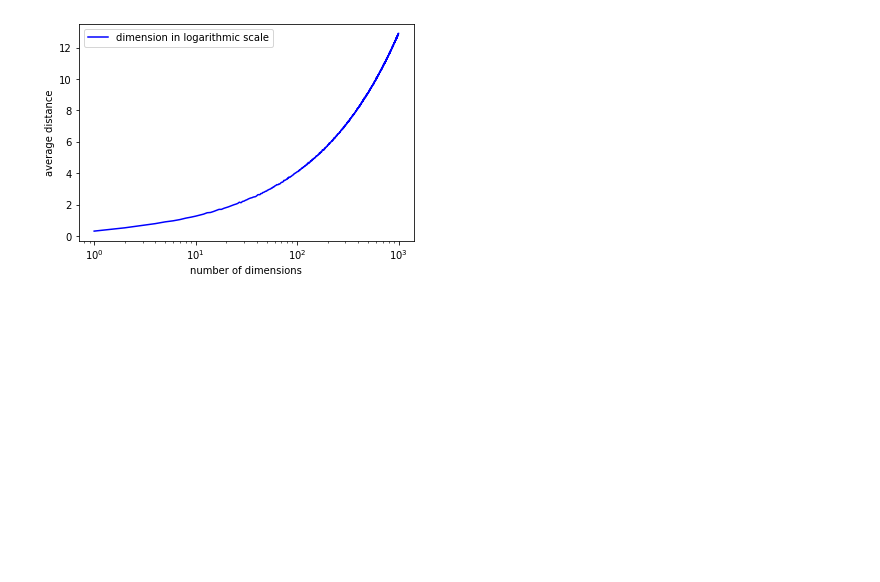
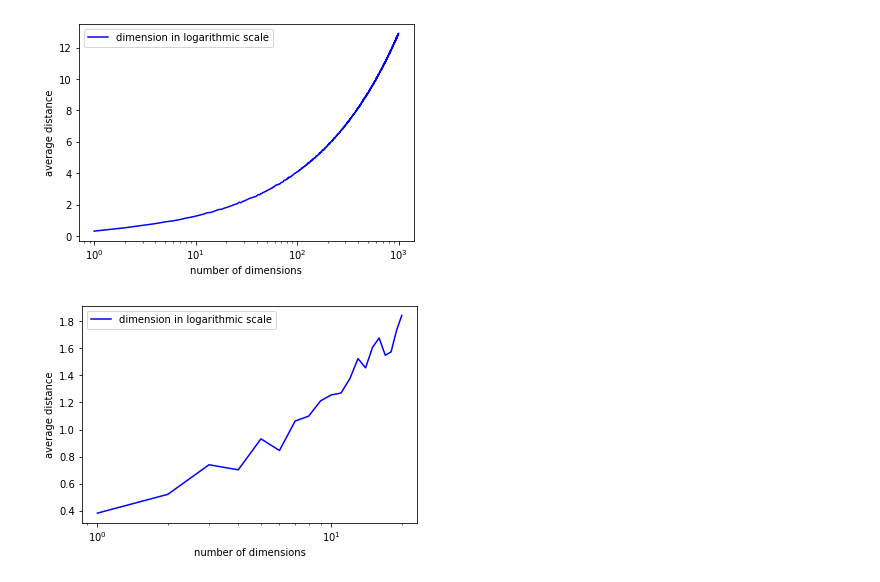
Before and after one commit to XiaoxuanLu/average_distance, a Jupyter notebook: average_distance.ipynb, the cells around one changed output. Drawn from its saved outputs; the diff is of its cells as text; code cells hidden in the pictures; blank space fills up the shorter version.

```diff
--- a/average_distance.ipynb
+++ b/average_distance.ipynb
@@ -44,3 +44,7 @@ def plot(n, p):
 plot(1000,100)
 # %% [output]
 [figure]
+# %%
+plot(20,10)
+# %% [output]
+[figure, added]
```
Also changed, not shown: parts of 3 cells of this notebook, 1 other file.
